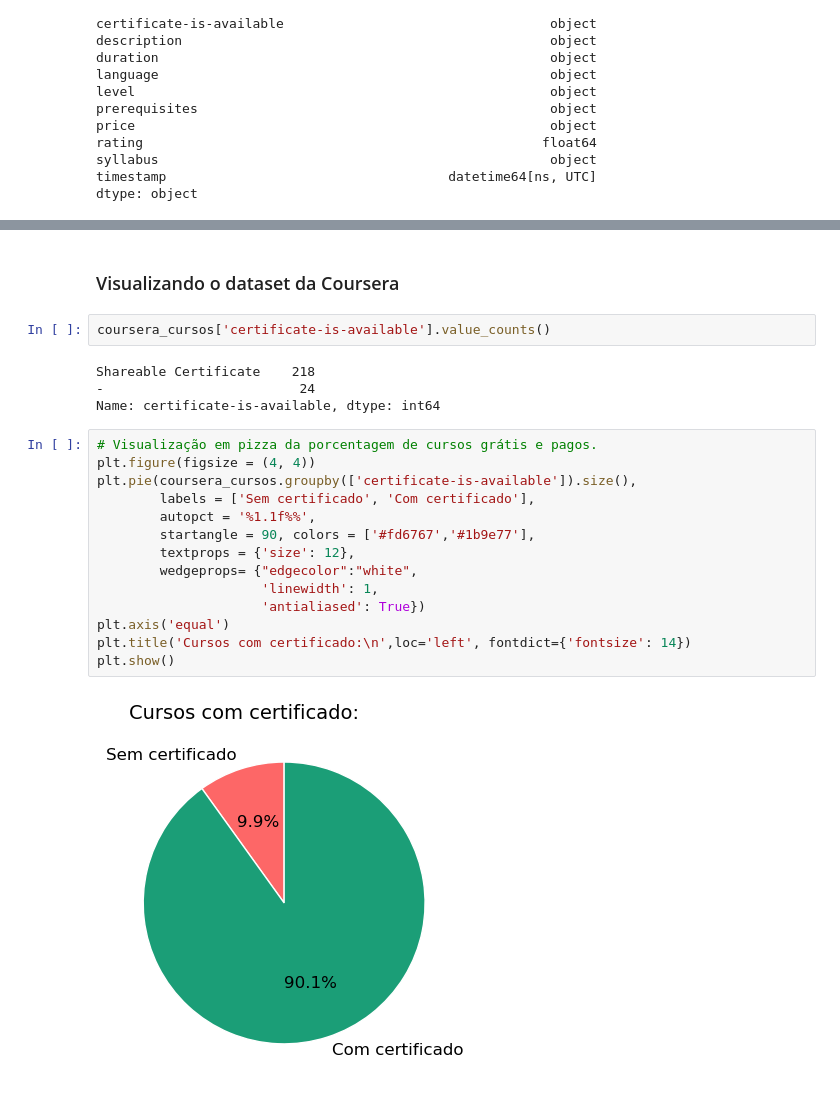
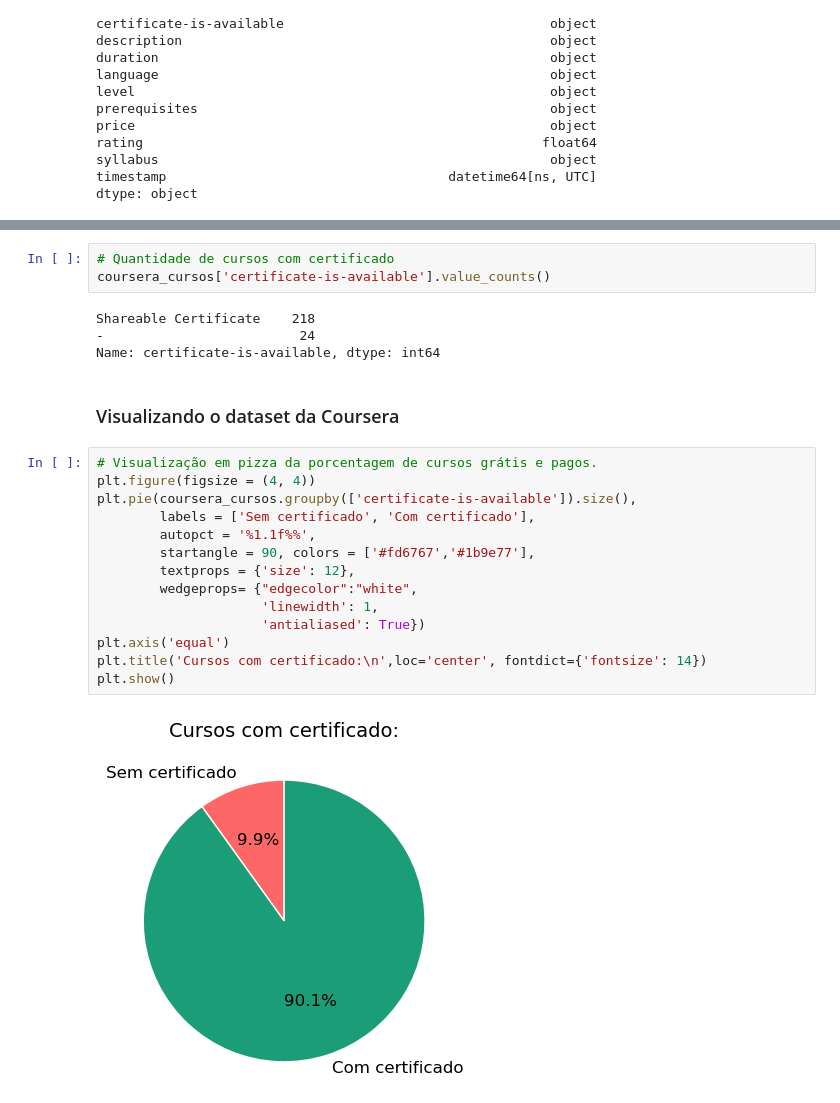
Before and after one commit to ismailymendes/mooc_udemy_coursera, a Jupyter notebook: mooc_udemy_coursera.ipynb, the cells around one changed output, grey strips where cells are left out. Cells and saved outputs as stored; diff of their text form.

```diff
--- a/mooc_udemy_coursera.ipynb
+++ b/mooc_udemy_coursera.ipynb
@@ -615,24 +636,25 @@ Name: language, dtype: int64
+# %%
+# Quantidade de cursos com certificado
+coursera_cursos['certificate-is-available'].value_counts()
+# %% [output]
+Shareable Certificate    218
+-                         24
+Name: certificate-is-available, dtype: int64
 # %% [markdown]
 ### Visualizando o dataset da Coursera
-# %%
-coursera_cursos['certificate-is-available'].value_counts()
-# %% [output]
-Shareable Certificate    218
--                         24
-Name: certificate-is-available, dtype: int64
 # %%
 # Visualização em pizza da porcentagem de cursos grátis e pagos.
 plt.figure(figsize = (4, 4))
 plt.pie(coursera_cursos.groupby(['certificate-is-available']).size(),
         labels = ['Sem certificado', 'Com certificado'],
         autopct = '%1.1f%%',
         startangle = 90, colors = ['#fd6767','#1b9e77'],
         textprops = {'size': 12},
         wedgeprops= {"edgecolor":"white",
                      'linewidth': 1,
                      'antialiased': True})
 plt.axis('equal')
-plt.title('Cursos com certificado:\n',loc='left', fontdict={'fontsize': 14})
+plt.title('Cursos com certificado:\n',loc='center', fontdict={'fontsize': 14})
 plt.show()
 # %% [output]
-[figure, old version]
+[figure, new version]
```
Also changed, not shown: parts of 32 cells of this notebook.
